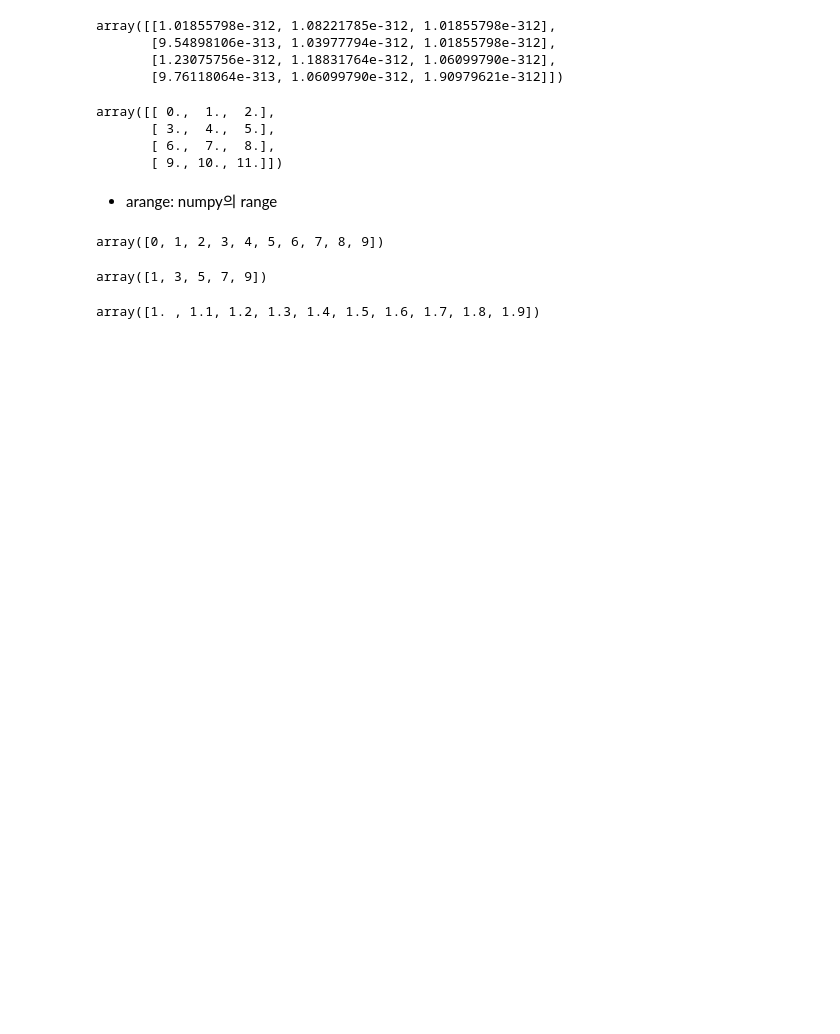
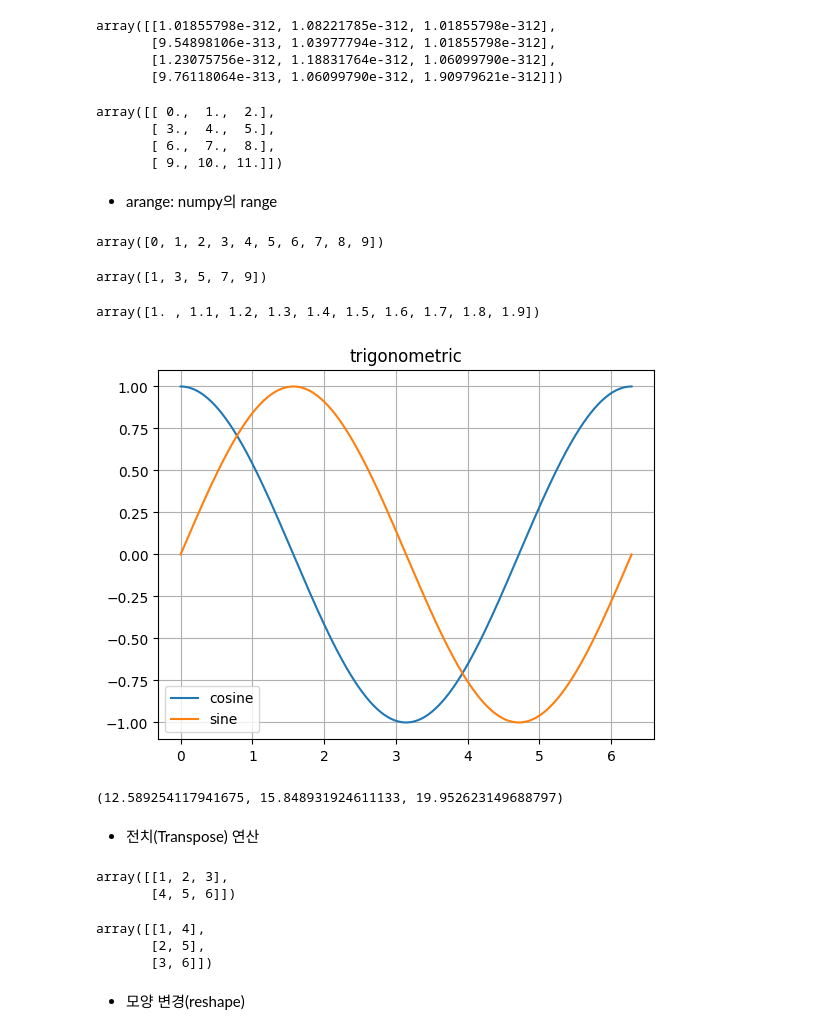
Before and after one commit to Mayhem-XD/DataAnalysis, a Jupyter notebook: 01.Numpy/02.생성과변형.ipynb, the cells around one changed output. Cells and saved outputs as stored; diff of their text form; code cells hidden in the pictures; blank space fills up the shorter version.

```diff
--- a/01.Numpy/02.생성과변형.ipynb
+++ b/01.Numpy/02.생성과변형.ipynb
@@ -109,0 +113,38 @@ array([1. , 1.1, 1.2, 1.3, 1.4, 1.5, 1.6, 1.7, 1.8, 1.9])
+# %%
+import numpy as np
+import matplotlib.pyplot as plt
+
+xs = np.linspace(0, np.pi*2, 500)
+cosx = np.cos(xs)
+sinx = np.sin(xs)
+
+plt.plot(xs, cosx, label='cosine')
+plt.plot(xs, sinx, label='sine')
+
+plt.grid()
+plt.legend()
+plt.title('trigonometric')
+plt.show()
+# %% [output]
+[figure, added]
+# %%
+10 ** 1.1, 10 ** 1.2, 10 **1.3
+# %% [output]
+(12.589254117941675, 15.848931924611133, 19.952623149688797)
+# %% [markdown]
+- 전치(Transpose) 연산
+# %%
+a = np.arange(1,7).reshape(2, 3)
+a
+# %% [output]
+array([[1, 2, 3],
+       [4, 5, 6]])
+# %%
+# 전치 행렬 2 by 3
+a.T
+# %% [output]
+array([[1, 4],
+       [2, 5],
+       [3, 6]])
+# %% [markdown]
+- 모양 변경(reshape)
```
Also changed, not shown: parts of 20 cells of this notebook, 1 other file.
